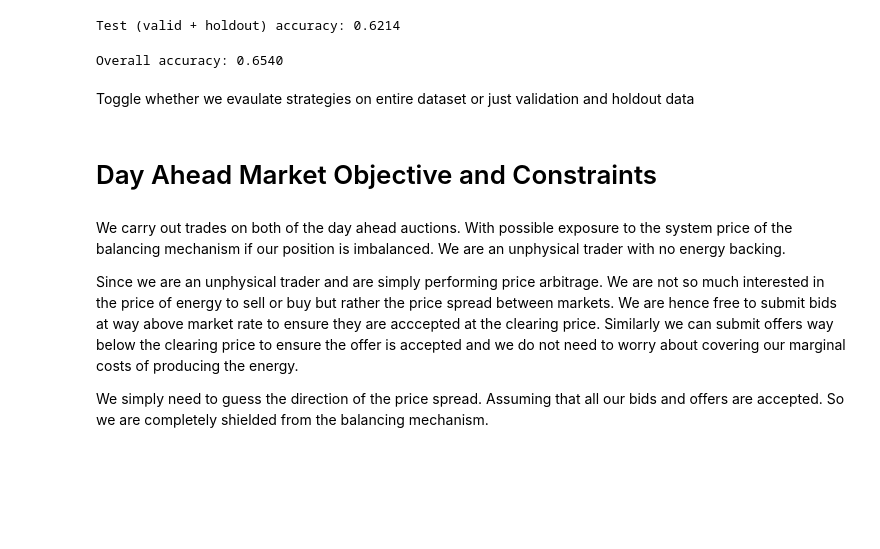
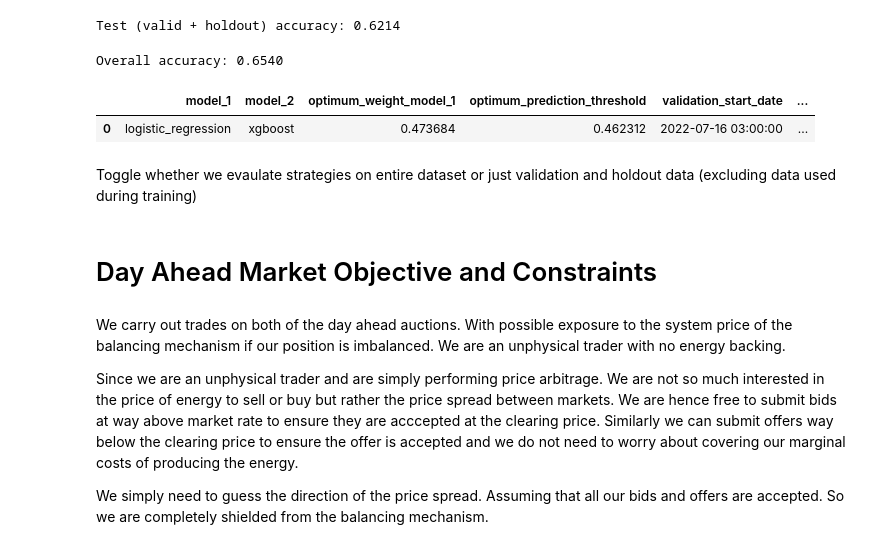
Before and after one commit to joshgowdyprog/GB-energy-trading, a Jupyter notebook: example_notebooks/trades_notebook.ipynb, the cells around one changed output. Saved outputs shown, nothing was run; the diff lists cells and outputs as text; code cells hidden in the pictures; blank space fills up the shorter version.

```diff
--- a/example_notebooks/trades_notebook.ipynb
+++ b/example_notebooks/trades_notebook.ipynb
@@ -110,6 +88,11 @@ overall_accuracy=accuracy_score(y, y_pred)
 print(f"Overall accuracy: {overall_accuracy:.4f}")
 # %% [output]
 Overall accuracy: 0.6540
+# %%
+results
+# %% [output]
+|  | model_1 | model_2 | optimum_weight_model_1 | optimum_prediction_threshold | validation_start_date | ... |
+| 0 | logistic_regression | xgboost | 0.473684 | 0.462312 | 2022-07-16 03:00:00 | ... |
 # %% [markdown]
-Toggle whether we evaulate strategies on entire dataset or just validation and holdout data
+Toggle whether we evaulate strategies on entire dataset or just validation and holdout data (excluding data used during training)
 # %%
```
Also changed, not shown: parts of 11 cells of this notebook, 14 other files.
